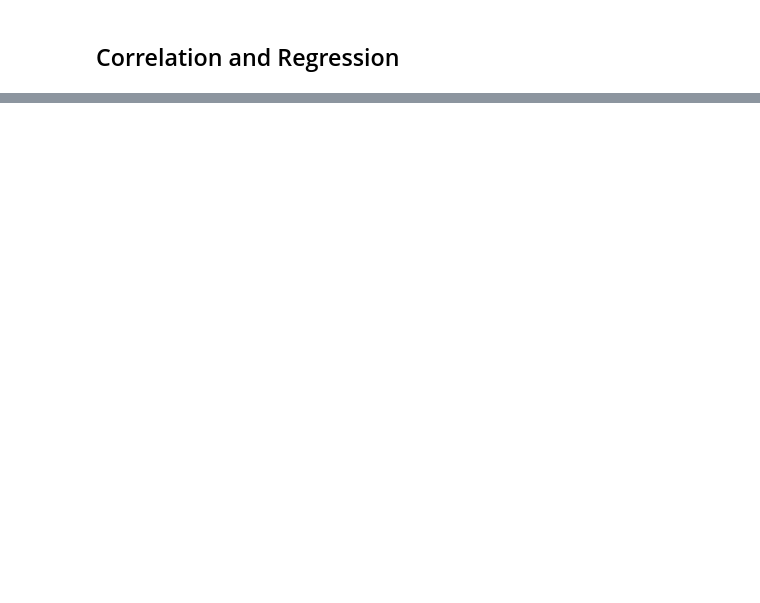
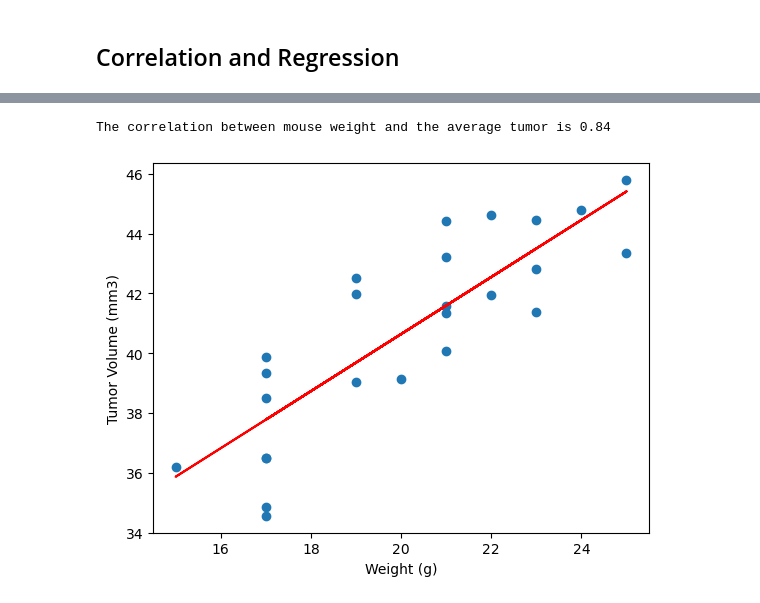
Before and after one commit to Andrew-Bourgeois/matplotlib-challenge, a Jupyter notebook: pymaceuticals_Bourgeois.ipynb, the cells around one changed output, grey strips where cells are left out. Drawn from its saved outputs; the diff is of its cells as text; code cells hidden in the pictures; blank space fills up the shorter version.

```diff
--- a/pymaceuticals_Bourgeois.ipynb
+++ b/pymaceuticals_Bourgeois.ipynb
@@ -276,0 +373,27 @@ The correlation between mouse weight and the average tumor volume is 0.84
+# %%
+# Calculate the correlation coefficient and a linear regression model
+# for mouse weight and average observed tumor volume for the entire Capomulin regimen
+
+x_values = weight_vs_tumor['weight']
+y_values = weight_vs_tumor['avg_tum_vol']
+
+# Calculate Correlation Coefficient
+print(f"The correlation between mouse weight and the average tumor is {round(st.pearsonr(x_values, y_values)[0],2)}")
+
+# calculate linear regression data
+(slope, y_int, r_value, p_value, std_err) = st.linregress(x_values, y_values)
+regress_values = x_values * slope + y_int
+
+# replot previous scatter plot with regression line
+# plot figure of weights versus average tumor volumes
+fig, capo_2 = plt.subplots()
+
+plt.xlabel("Weight (g)")
+plt.ylabel("Tumor Volume (mm3)")
+
+capo_2.scatter(x_values, y_values, marker="o")
+plt.plot(x_values, regress_values, color="red")
+plt.show()
+# %% [output]
+The correlation between mouse weight and the average tumor is 0.84
+[figure, added]
```
Also changed, not shown: parts of 10 cells of this notebook, 1 other file.
